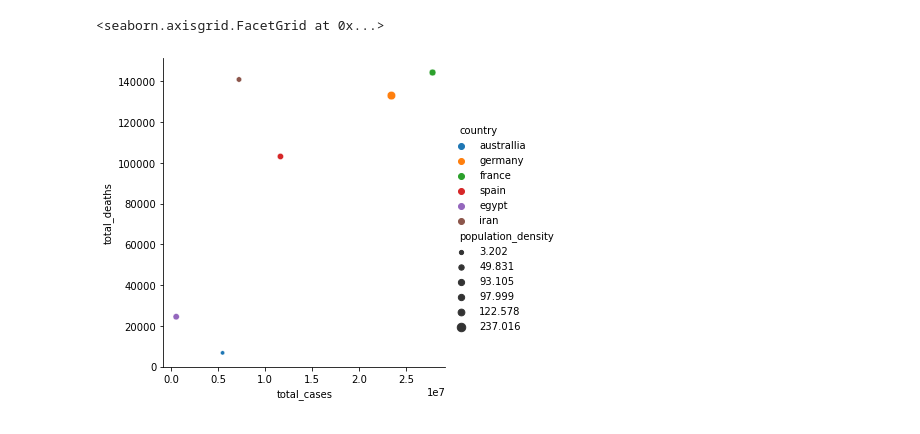
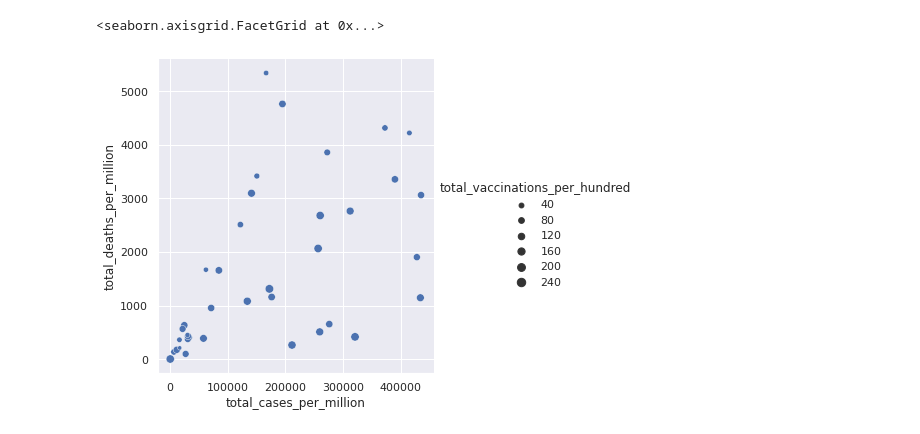
Before and after one commit to Mrpojam/CovIust_numerical_analysis, a Jupyter notebook: Models/DataAnalysis.ipynb, the cells around one changed output. Cells and saved outputs as stored; diff of their text form; code cells hidden in the pictures.

```diff
--- a/Models/DataAnalysis.ipynb
+++ b/Models/DataAnalysis.ipynb
@@ -6,4 +8,4 @@ import seaborn as sns
 # %%
-data = pd.read_csv('statistical_data.csv')
+data = pd.read_csv('../DataSets/StatData.csv')
 data.head()
 # %% [output]
@@ -28,2 +51,0 @@ data.describe()
-# %%
-data['smokers'] = data['female_smokers'] + data['male_smokers']
@@ -64,0 +54,2 @@ sns.barplot(data=data, x='country', y='total_deaths')
+# %%
+sns.set(rc={'figure.figsize':(11.7,8.27)})
@@ -64,0 +66,2 @@ sns.barplot(data=data, x='country', y='total_deaths')
+# %%
+sns.set(rc={'figure.figsize':(15.7,15.27)})
@@ -65,5 +108,5 @@ sns.barplot(data=data, x='country', y='total_deaths')
 # %%
-sns.relplot(x=data['total_cases'], y=data['total_deaths'], hue=data['country'],size=data['population_density'])
+sns.relplot(x=data['total_cases_per_million'], y=data['total_deaths_per_million'], size=data['total_vaccinations_per_hundred'])
 # %% [output]
 <seaborn.axisgrid.FacetGrid at 0x...>
-[figure, old version]
+[figure, new version]
```
Also changed, not shown: parts of 29 cells of this notebook, 8 other files.
